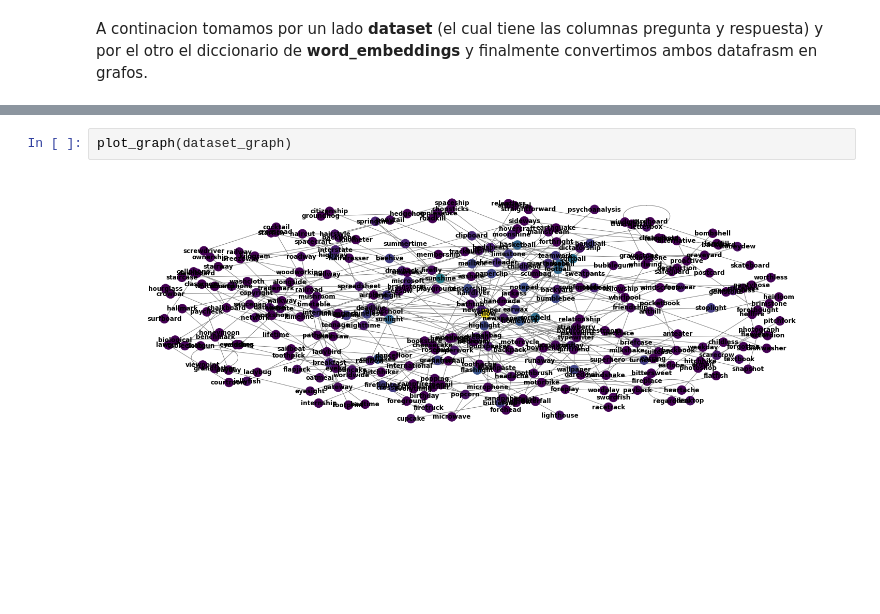
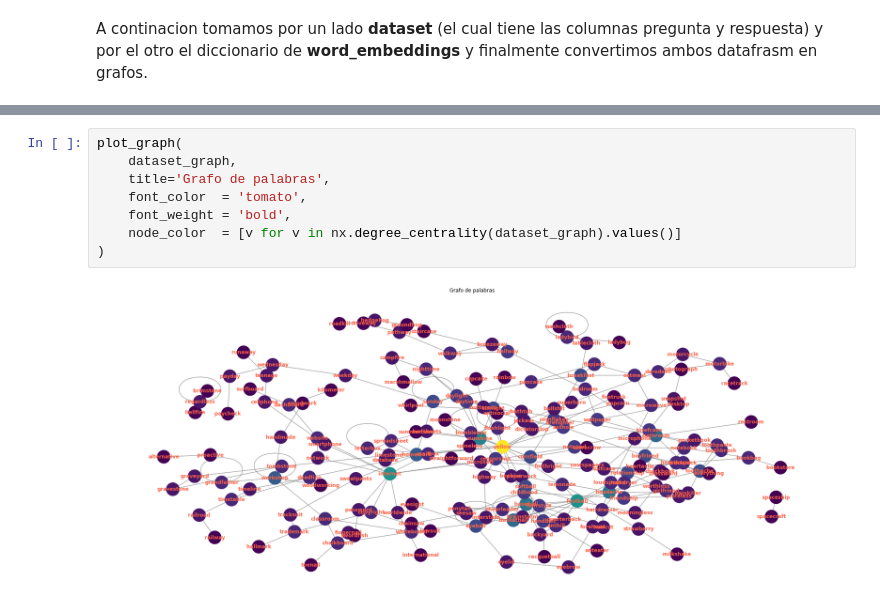
Before and after one commit to magistery-tps/dm-cyt-tp2, a Jupyter notebook: notebooks/tp2.ipynb, the cells around one changed output, grey strips where cells are left out. Drawn from its saved outputs; the diff is of its cells as text; blank space fills up the shorter version.

```diff
--- a/notebooks/tp2.ipynb
+++ b/notebooks/tp2.ipynb
@@ -215,4 +255,10 @@ plot_adjacency_matrix(dataset_matrix)
-# %%
-plot_graph(dataset_graph)
-# %% [output]
-[figure, removed]
+# %%
+plot_graph(
+    dataset_graph,
+    title='Grafo de palabras',
+    font_color  = 'tomato',
+    font_weight = 'bold',
+    node_color  = [v for v in nx.degree_centrality(dataset_graph).values()]
+)
+# %% [output]
+[figure, added]
```
Also changed, not shown: parts of 16 cells of this notebook, 4 other files.
